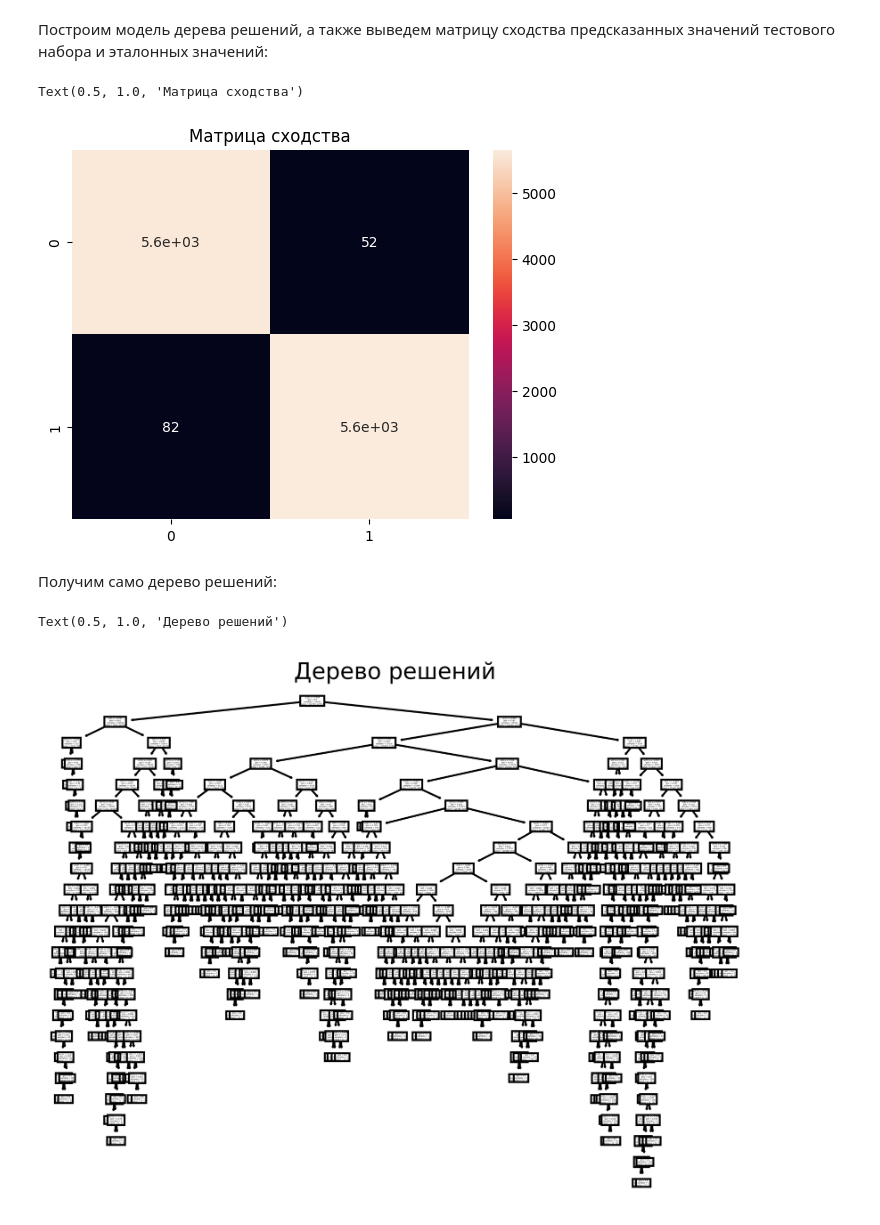
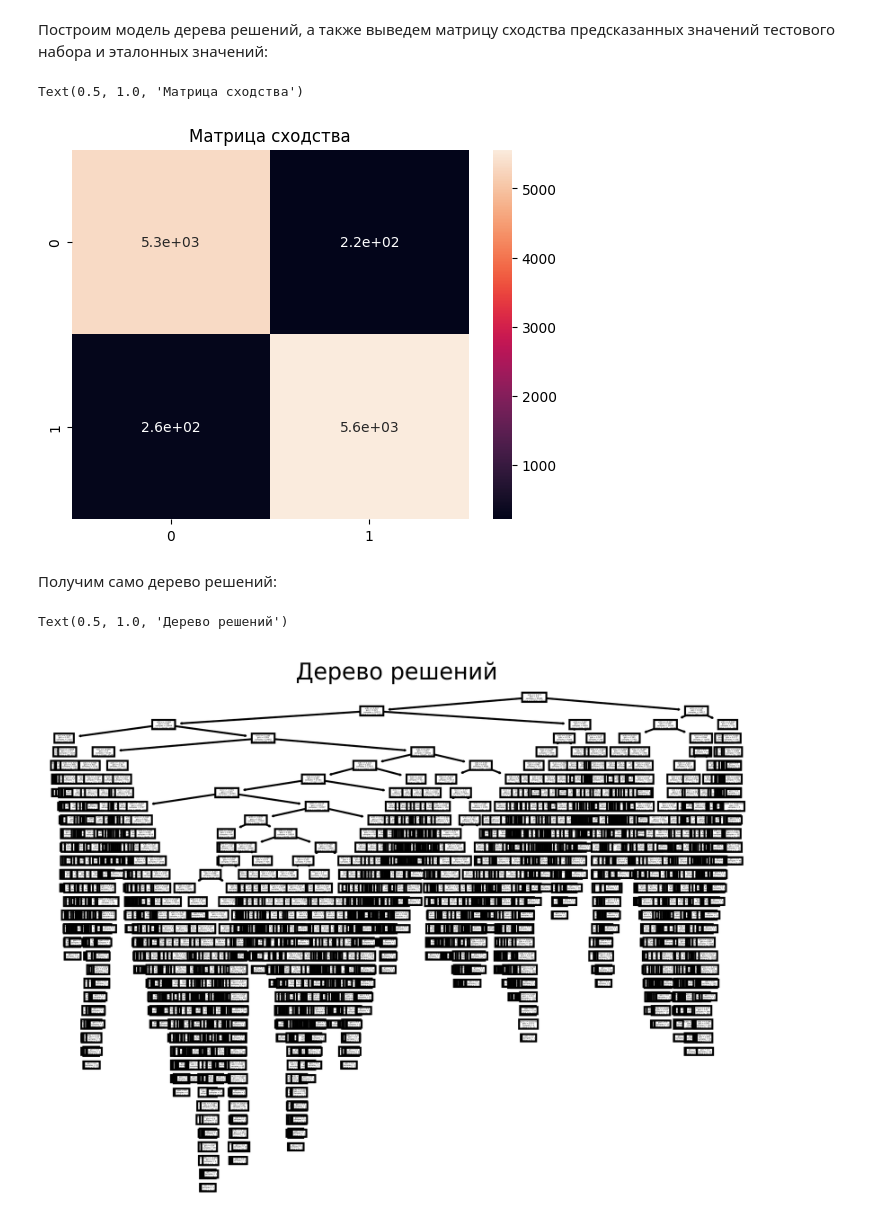
Before and after one commit to rastsislaux/bsuir, a Jupyter notebook: semester-5/StatOIV/lw5.ipynb, the cells around one changed output. Saved outputs shown, nothing was run; the diff lists cells and outputs as text; code cells hidden in the pictures.

```diff
--- a/semester-5/StatOIV/lw5.ipynb
+++ b/semester-5/StatOIV/lw5.ipynb
@@ -13,7 +13,6 @@ from sklearn.model_selection import train_test_split
 # %%
 PATH = "creditcard_2023_reduced.csv"
 COLUMNS_TO_DROP = ['id'] + [f"V{i}" for i in range(1, 19)]
-print(COLUMNS_TO_DROP)
-dataset = pd.read_csv(PATH).drop
+dataset = pd.read_csv(PATH).drop(COLUMNS_TO_DROP, axis=1)
 dataset
 # %% [output]
@@ -52,7 +46,7 @@ sns.heatmap(
 Разделим данные на тестовые и тренировочные:
 # %%
 train_input, test_input, train_output, test_output = train_test_split(
-    dataset.drop(['Class', 'id'], axis=1),
+    dataset.drop(['Class'], axis=1),
     dataset['Class'],
     test_size=0.2
 )
@@ -69,14 +63,14 @@ sns.heatmap(confusion_matrix, annot=True)
 plt.title("Матрица сходства")
 # %% [output]
 Text(0.5, 1.0, 'Матрица сходства')
-[figure, old version]
+[figure, new version]
 # %% [markdown]
 Получим само дерево решений:
 # %%
-DPI = 1000
+DPI = 400
 plt.figure(dpi=DPI)
 tree.plot_tree(model)
 plt.title("Дерево решений")
 # %% [output]
 Text(0.5, 1.0, 'Дерево решений')
-[figure, old version]
+[figure, new version]
```
Also changed, not shown: parts of 2 cells of this notebook, 2 other files.
